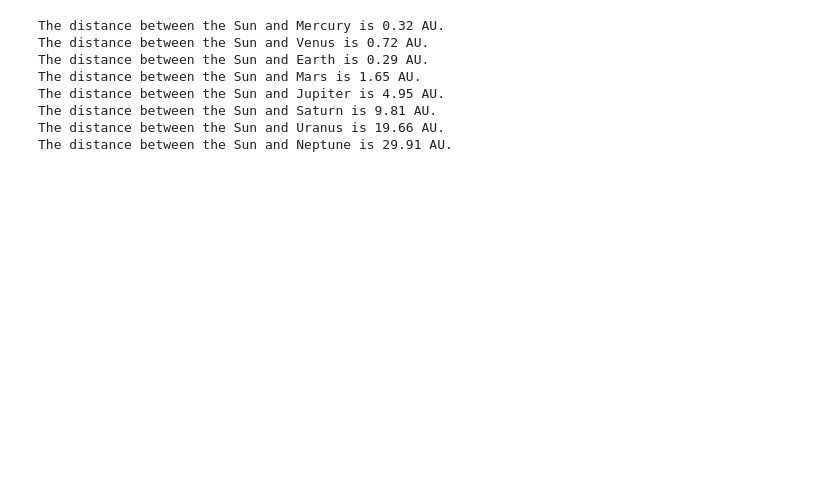
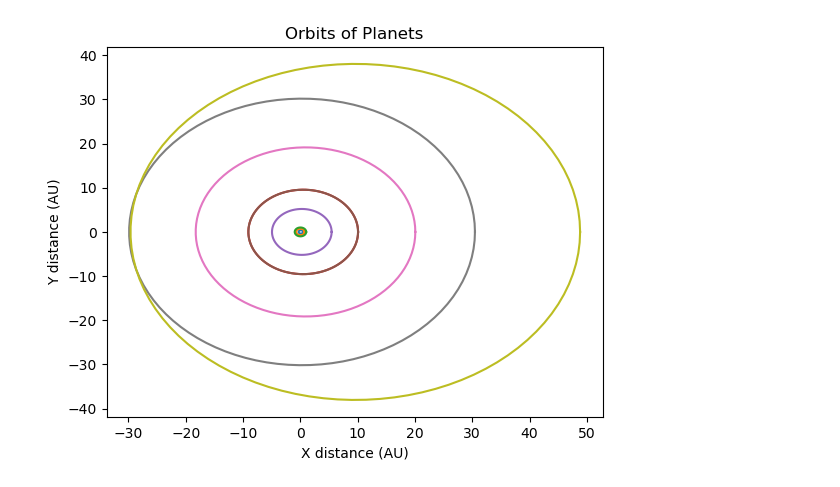
Before and after one commit to neil-power/music_of_the_spheres, a Jupyter notebook: group project.ipynb, the cells around one changed output. Drawn from its saved outputs; the diff is of its cells as text; code cells hidden in the pictures; blank space fills up the shorter version.

Commit message:
Added orbits, min/max chords available

```diff
--- a/group project.ipynb
+++ b/group project.ipynb
@@ -68,17 +70,19 @@ Planets = [Mercury, Venus, Earth, Mars, Jupiter, Saturn, Uranus, Neptune]
 distances = []
 distances_dict = {}
-# %%
-for planet in Planets:
-    distance_au = planet.get_distance_from_sun()
-    distances.append(distance_au)
-    distances_dict[planet.name] = distance_au
-    print(f"The distance between the Sun and {planet.name} is {distance_au:.2f} AU.")
-# %% [output]
-The distance between the Sun and Mercury is 0.32 AU.
-The distance between the Sun and Venus is 0.72 AU.
-The distance between the Sun and Earth is 0.29 AU.
-The distance between the Sun and Mars is 1.65 AU.
-The distance between the Sun and Jupiter is 4.95 AU.
-The distance between the Sun and Saturn is 9.81 AU.
-The distance between the Sun and Uranus is 19.66 AU.
-The distance between the Sun and Neptune is 29.91 AU.
+# %%
+x_total = np.empty((len(Planets),N))
+y_total = np.empty((len(Planets),N))
+t_total = np.empty((len(Planets),N))
+dist_total = np.empty((len(Planets),N))
+
+#plt.axes().set_aspect('equal')
+for i,planet in enumerate(Planets):
+    x_total[i],y_total[i] = planet.plot_ellipse()
+    plt.plot(x_total[i],y_total[i])
+
+plt.title("Orbits of Planets")
+plt.xlabel("X distance (AU)")
+plt.ylabel("Y distance (AU)")
+plt.show()
+# %% [output]
+[figure, added]
```
Also changed, not shown: parts of 13 cells of this notebook.
